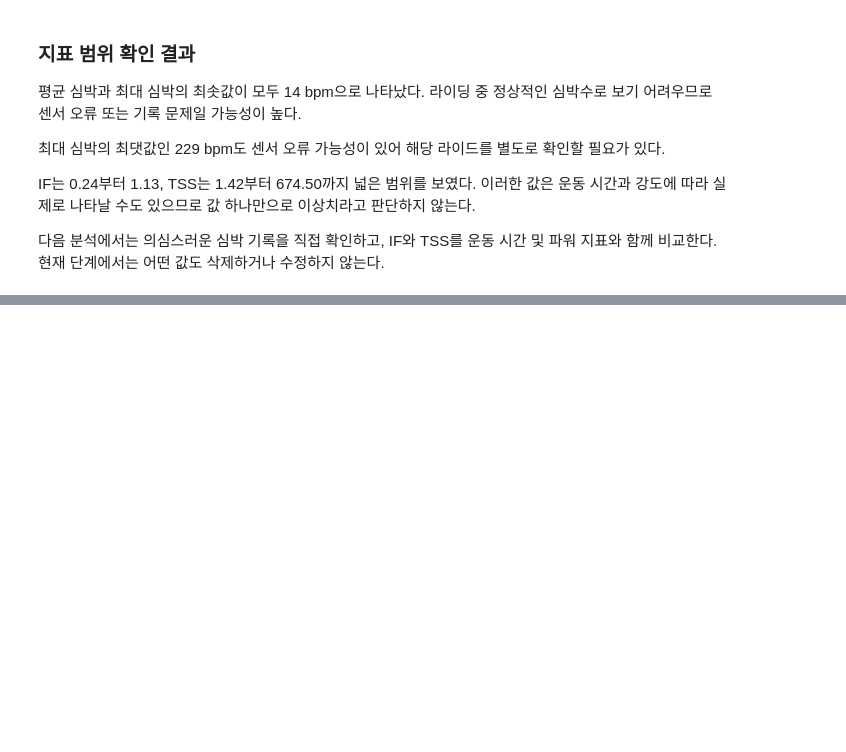
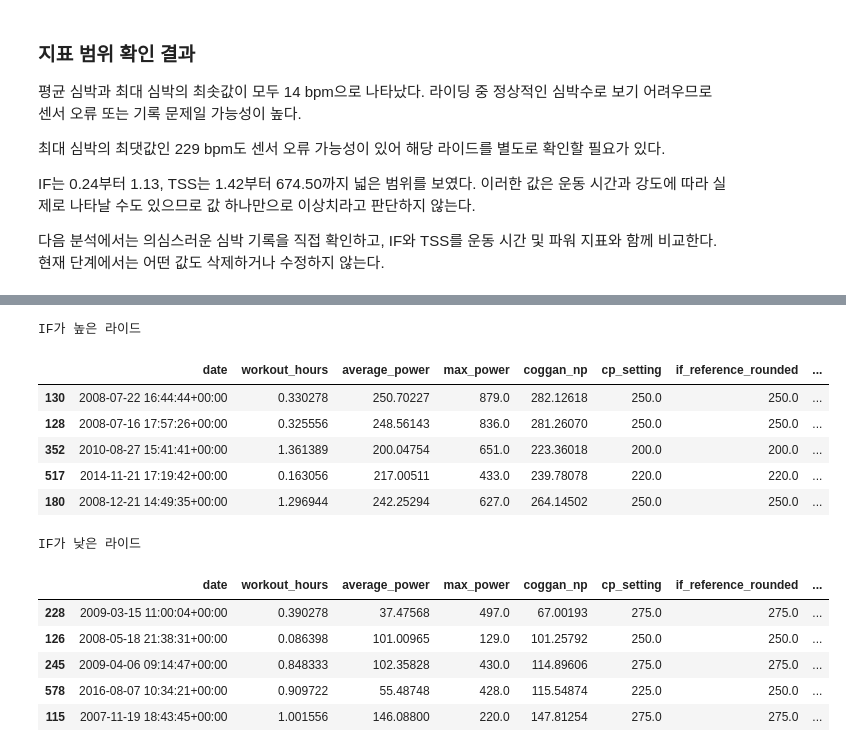
Before and after one commit to jhh0107gsc-hub/cycling, a Jupyter notebook: notebooks/01_goldencheetah_exploration.ipynb, the cells around one changed output, grey strips where cells are left out. Saved outputs shown, nothing was run; the diff lists cells and outputs as text; code cells hidden in the pictures; blank space fills up the shorter version.

```diff
--- a/notebooks/01_goldencheetah_exploration.ipynb
+++ b/notebooks/01_goldencheetah_exploration.ipynb
@@ -787,0 +827,2 @@ IF는 0.24부터 1.13, TSS는 1.42부터 674.50까지 넓은 범위를
+# %%
+cleaned_df["hr_range_needs_review"] = hr_range_needs_review
@@ -787,0 +1009,17 @@ IF는 0.24부터 1.13, TSS는 1.42부터 674.50까지 넓은 범위를
+# %%
+cleaned_df["if_reference_rounded"] = (
+    cleaned_df["if_reference_from_stored"].round()
+)
+
+if_reference_patterns = (
+    cleaned_df.loc[
+        if_difference_needs_review,
+        [
+            "cp_setting",
+            "if_reference_rounded",
+        ]
+    ]
+    .value_counts()
+)
+
+if_reference_patterns
@@ -787,0 +1132,49 @@ IF는 0.24부터 1.13, TSS는 1.42부터 674.50까지 넓은 범위를
+# %%
+cleaned_df["workout_hours"] = (
+        cleaned_df["workout_time"]
+        / 3600
+)
+
+if_context_columns = [
+    "date",
+    "workout_hours",
+    "average_power",
+    "coggan_np",
+    "cp_setting",
+    "if_reference_rounded",
+    "coggan_if",
+    "coggan_tss",
+]
+
+print("IF가 높은 라이드")
+
+display(
+    cleaned_df.nlargest(
+        5,
+        "coggan_if",
+    )[if_context_columns]
+)
+
+print("IF가 낮은 라이드")
+
+display(
+    cleaned_df.nsmallest(
+        5,
+        "coggan_if",
+    )[if_context_columns]
+)
+# %% [output]
+IF가 높은 라이드
+|  | date | workout_hours | average_power | max_power | coggan_np | cp_setting | if_reference_rounded | ... |
+| 130 | 2008-07-22 16:44:44+00:00 | 0.330278 | 250.70227 | 879.0 | 282.12618 | 250.0 | 250.0 | ... |
+| 128 | 2008-07-16 17:57:26+00:00 | 0.325556 | 248.56143 | 836.0 | 281.26070 | 250.0 | 250.0 | ... |
+| 352 | 2010-08-27 15:41:41+00:00 | 1.361389 | 200.04754 | 651.0 | 223.36018 | 200.0 | 200.0 | ... |
+| 517 | 2014-11-21 17:19:42+00:00 | 0.163056 | 217.00511 | 433.0 | 239.78078 | 220.0 | 220.0 | ... |
+| 180 | 2008-12-21 14:49:35+00:00 | 1.296944 | 242.25294 | 627.0 | 264.14502 | 250.0 | 250.0 | ... |
+IF가 낮은 라이드
+|  | date | workout_hours | average_power | max_power | coggan_np | cp_setting | if_reference_rounded | ... |
+| 228 | 2009-03-15 11:00:04+00:00 | 0.390278 | 37.47568 | 497.0 | 67.00193 | 275.0 | 275.0 | ... |
+| 126 | 2008-05-18 21:38:31+00:00 | 0.086398 | 101.00965 | 129.0 | 101.25792 | 250.0 | 250.0 | ... |
+| 245 | 2009-04-06 09:14:47+00:00 | 0.848333 | 102.35828 | 430.0 | 114.89606 | 275.0 | 275.0 | ... |
+| 578 | 2016-08-07 10:34:21+00:00 | 0.909722 | 55.48748 | 428.0 | 115.54874 | 225.0 | 250.0 | ... |
+| 115 | 2007-11-19 18:43:45+00:00 | 1.001556 | 146.08800 | 220.0 | 147.81254 | 275.0 | 275.0 | ... |
```
Also changed, not shown: parts of 19 cells of this notebook.
